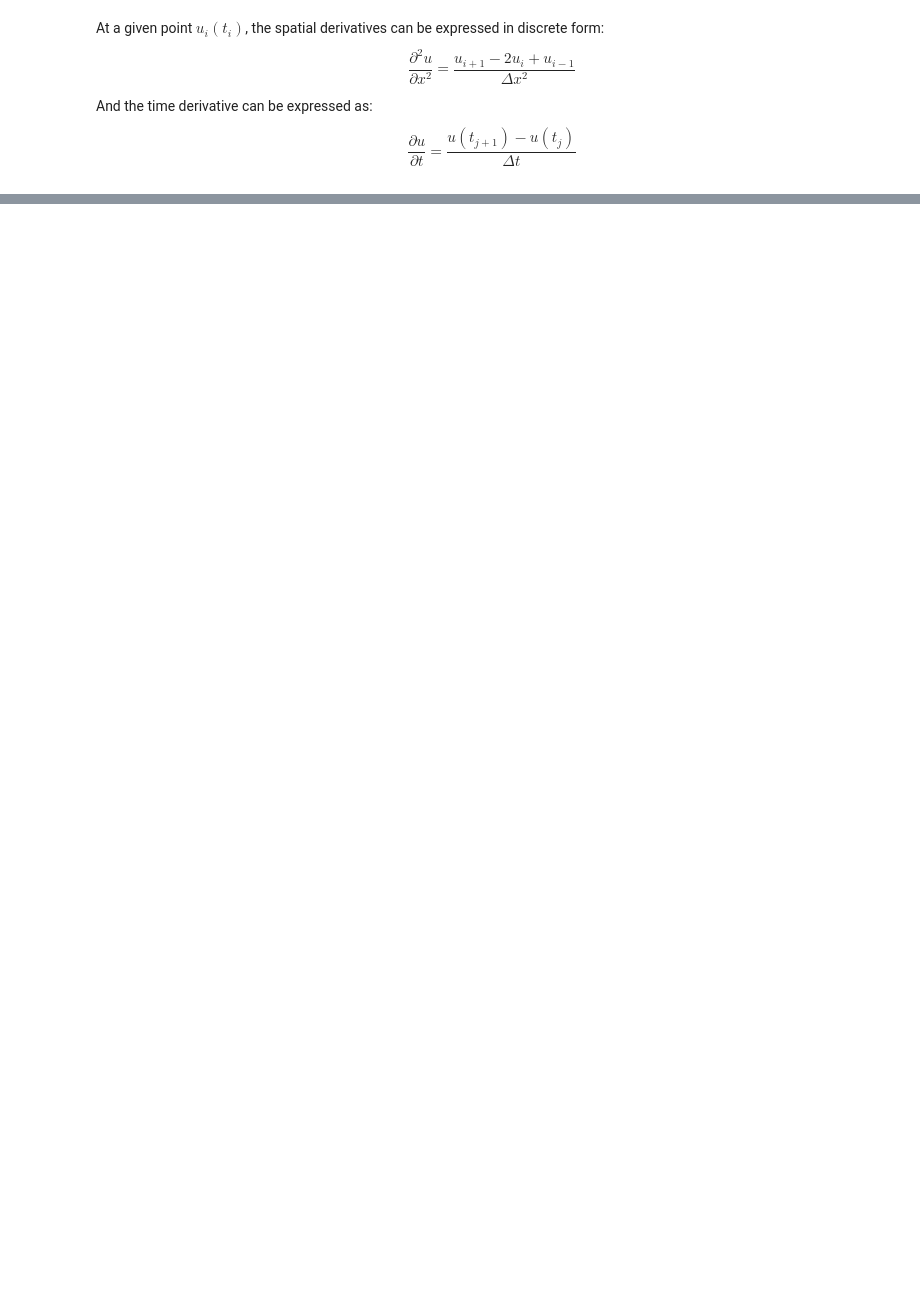
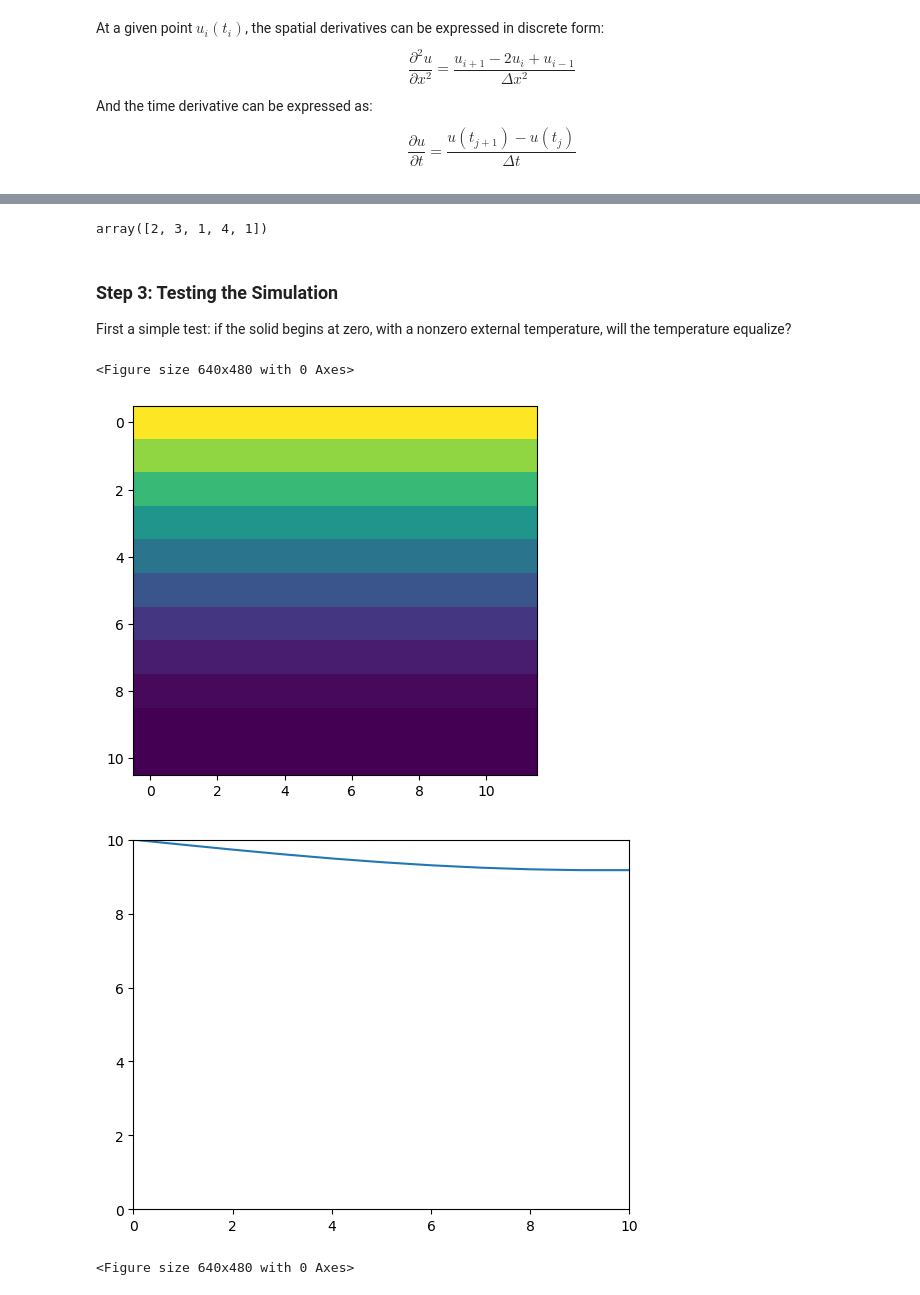
Before and after one commit to tabaker99/PHYS5070-Final-Project, a Jupyter notebook: Heat Flow.ipynb, the cells around one changed output, grey strips where cells are left out. Cells and saved outputs as stored; diff of their text form; code cells hidden in the pictures; blank space fills up the shorter version.

```diff
--- a/Heat Flow.ipynb
+++ b/Heat Flow.ipynb
@@ -41,0 +88,5 @@ As a simplified case, we assume that the non-insulated boundaries are in perfect
+# %%
+a = np.array([1, 2, 3, 1, 4])
+np.roll(a, -1, axis=0)
+# %% [output]
+array([2, 3, 1, 4, 1])
@@ -41,0 +161,29 @@ As a simplified case, we assume that the non-insulated boundaries are in perfect
+# %% [markdown]
+### Step 3: Testing the Simulation ###
+
+First a simple test: if the solid begins at zero, with a nonzero external temperature, will the temperature equalize?
+# %%
+# Initial temperature 0K
+T = np.zeros((11, 12, 12))
+
+# Time span of 100 seconds
+t=np.linspace(0, 100, 1000)
+
+# Simulate with an external temperature of 10 K
+sim = thermalSimulate(T, t, T_ext=10)
+# %%
+# Display a cross section from the middle of the solid
+# observed at the end of the simulation
+plt.imshow(sim[:,5,:,-1])
+plt.figure()
+# Plot the temperature from the insulated to the
+# non-insulated end
+plt.plot(sim[:,5,5,-1])
+plt.ylim(0,10)
+plt.xlim(0,10)
+plt.figure()
+# %% [output]
+<Figure size 640x480 with 0 Axes>
+[figure, added]
+[figure, added]
+<Figure size 640x480 with 0 Axes>
```
Also changed, not shown: parts of 12 cells of this notebook.
